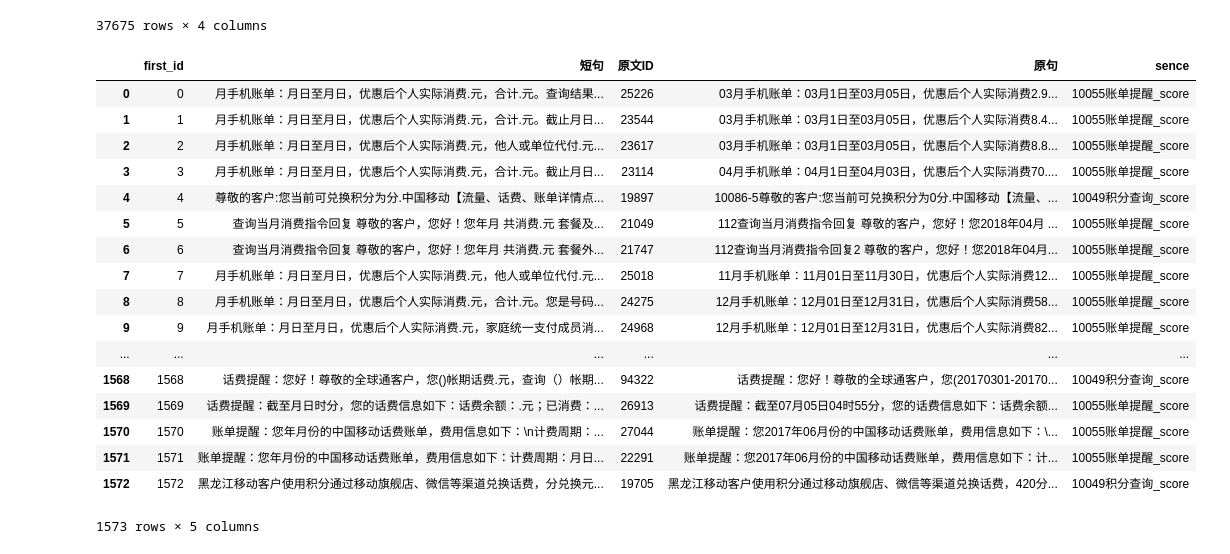
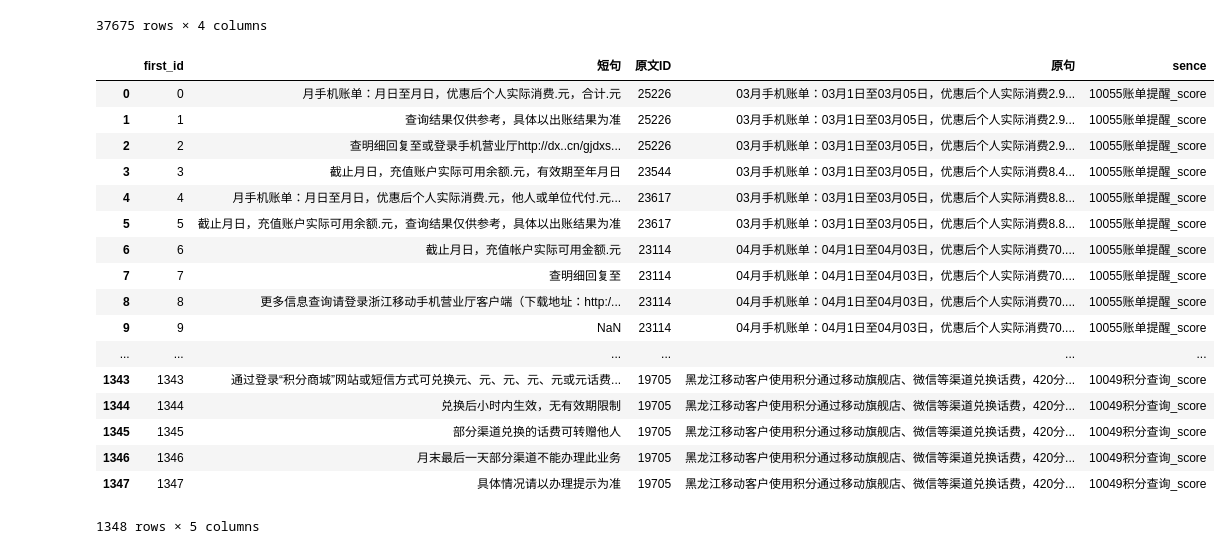
Before and after one commit to RongNanZi/zyzx, a Jupyter notebook: test_clf.ipynb, the cells around one changed output. Saved outputs shown, nothing was run; the diff lists cells and outputs as text; code cells hidden in the pictures.

```diff
--- a/test_clf.ipynb
+++ b/test_clf.ipynb
@@ -148,21 +148,21 @@ pd.read_csv('after_filter.csv').to_csv('after_filter.csv', index_label = 'first_
 # %%
-pd.read_csv('after_filter.csv')
+pd.read_csv('data/after_filted.csv')
 # %% [output]
 |  | first_id | 短句 | 原文ID | 原句 | sence |
-| 0 | 0 | 月手机账单：月日至月日，优惠后个人实际消费.元，合计.元。查询结果... | 25226 | 03月手机账单：03月1日至03月05日，优惠后个人实际消费2.9... | 10055账单提醒_score |
-| 1 | 1 | 月手机账单：月日至月日，优惠后个人实际消费.元，合计.元。截止月日... | 23544 | 03月手机账单：03月1日至03月05日，优惠后个人实际消费8.4... | 10055账单提醒_score |
-| 2 | 2 | 月手机账单：月日至月日，优惠后个人实际消费.元，他人或单位代付.元... | 23617 | 03月手机账单：03月1日至03月05日，优惠后个人实际消费8.8... | 10055账单提醒_score |
-| 3 | 3 | 月手机账单：月日至月日，优惠后个人实际消费.元，合计.元。截止月日... | 23114 | 04月手机账单：04月1日至04月03日，优惠后个人实际消费70.... | 10055账单提醒_score |
-| 4 | 4 | 尊敬的客户:您当前可兑换积分为分.中国移动【流量、话费、账单详情点... | 19897 | 10086-5尊敬的客户:您当前可兑换积分为0分.中国移动【流量、... | 10049积分查询_score |
-| 5 | 5 | 查询当月消费指令回复 尊敬的客户，您好！您年月 共消费.元 套餐及... | 21049 | 112查询当月消费指令回复 尊敬的客户，您好！您2018年04月 ... | 10055账单提醒_score |
-| 6 | 6 | 查询当月消费指令回复 尊敬的客户，您好！您年月 共消费.元 套餐外... | 21747 | 112查询当月消费指令回复2 尊敬的客户，您好！您2018年04月... | 10055账单提醒_score |
-| 7 | 7 | 月手机账单：月日至月日，优惠后个人实际消费.元，他人或单位代付.元... | 25018 | 11月手机账单：11月01日至11月30日，优惠后个人实际消费12... | 10055账单提醒_score |
-| 8 | 8 | 月手机账单：月日至月日，优惠后个人实际消费.元，合计.元。您是号码... | 24275 | 12月手机账单：12月01日至12月31日，优惠后个人实际消费58... | 10055账单提醒_score |
-| 9 | 9 | 月手机账单：月日至月日，优惠后个人实际消费.元，家庭统一支付成员消... | 24968 | 12月手机账单：12月01日至12月31日，优惠后个人实际消费82... | 10055账单提醒_score |
+| 0 | 0 | 月手机账单：月日至月日，优惠后个人实际消费.元，合计.元 | 25226 | 03月手机账单：03月1日至03月05日，优惠后个人实际消费2.9... | 10055账单提醒_score |
+| 1 | 1 | 查询结果仅供参考，具体以出账结果为准 | 25226 | 03月手机账单：03月1日至03月05日，优惠后个人实际消费2.9... | 10055账单提醒_score |
+| 2 | 2 | 查明细回复至或登录手机营业厅http://dx..cn/gjdxs... | 25226 | 03月手机账单：03月1日至03月05日，优惠后个人实际消费2.9... | 10055账单提醒_score |
+| 3 | 3 | 截止月日，充值账户实际可用余额.元，有效期至年月日 | 23544 | 03月手机账单：03月1日至03月05日，优惠后个人实际消费8.4... | 10055账单提醒_score |
+| 4 | 4 | 月手机账单：月日至月日，优惠后个人实际消费.元，他人或单位代付.元... | 23617 | 03月手机账单：03月1日至03月05日，优惠后个人实际消费8.8... | 10055账单提醒_score |
+| 5 | 5 | 截止月日，充值账户实际可用余额.元，查询结果仅供参考，具体以出账结果为准 | 23617 | 03月手机账单：03月1日至03月05日，优惠后个人实际消费8.8... | 10055账单提醒_score |
+| 6 | 6 | 截止月日，充值帐户实际可用金额.元 | 23114 | 04月手机账单：04月1日至04月03日，优惠后个人实际消费70.... | 10055账单提醒_score |
+| 7 | 7 | 查明细回复至 | 23114 | 04月手机账单：04月1日至04月03日，优惠后个人实际消费70.... | 10055账单提醒_score |
+| 8 | 8 | 更多信息查询请登录浙江移动手机营业厅客户端（下载地址：http:/... | 23114 | 04月手机账单：04月1日至04月03日，优惠后个人实际消费70.... | 10055账单提醒_score |
+| 9 | 9 | NaN | 23114 | 04月手机账单：04月1日至04月03日，优惠后个人实际消费70.... | 10055账单提醒_score |
 | ... | ... | ... | ... | ... | ... |
-| 1568 | 1568 | 话费提醒：您好！尊敬的全球通客户，您()帐期话费.元，查询（）帐期... | 94322 | 话费提醒：您好！尊敬的全球通客户，您(20170301-20170... | 10049积分查询_score |
-| 1569 | 1569 | 话费提醒：截至月日时分，您的话费信息如下：话费余额：.元；已消费：... | 26913 | 话费提醒：截至07月05日04时55分，您的话费信息如下：话费余额... | 10055账单提醒_score |
-| 1570 | 1570 | 账单提醒：您年月份的中国移动话费账单，费用信息如下：\n计费周期：... | 27044 | 账单提醒：您2017年06月份的中国移动话费账单，费用信息如下：\... | 10055账单提醒_score |
-| 1571 | 1571 | 账单提醒：您年月份的中国移动话费账单，费用信息如下：计费周期：月日... | 22291 | 账单提醒：您2017年06月份的中国移动话费账单，费用信息如下：计... | 10055账单提醒_score |
-| 1572 | 1572 | 黑龙江移动客户使用积分通过移动旗舰店、微信等渠道兑换话费，分兑换元... | 19705 | 黑龙江移动客户使用积分通过移动旗舰店、微信等渠道兑换话费，420分... | 10049积分查询_score |
+| 1343 | 1343 | 通过登录“积分商城”网站或短信方式可兑换元、元、元、元、元或元话费... | 19705 | 黑龙江移动客户使用积分通过移动旗舰店、微信等渠道兑换话费，420分... | 10049积分查询_score |
+| 1344 | 1344 | 兑换后小时内生效，无有效期限制 | 19705 | 黑龙江移动客户使用积分通过移动旗舰店、微信等渠道兑换话费，420分... | 10049积分查询_score |
+| 1345 | 1345 | 部分渠道兑换的话费可转赠他人 | 19705 | 黑龙江移动客户使用积分通过移动旗舰店、微信等渠道兑换话费，420分... | 10049积分查询_score |
+| 1346 | 1346 | 月末最后一天部分渠道不能办理此业务 | 19705 | 黑龙江移动客户使用积分通过移动旗舰店、微信等渠道兑换话费，420分... | 10049积分查询_score |
+| 1347 | 1347 | 具体情况请以办理提示为准 | 19705 | 黑龙江移动客户使用积分通过移动旗舰店、微信等渠道兑换话费，420分... | 10049积分查询_score |
-1573 rows × 5 columns
+1348 rows × 5 columns
```
Also changed, not shown: parts of 4 cells of this notebook, 3 other files.
